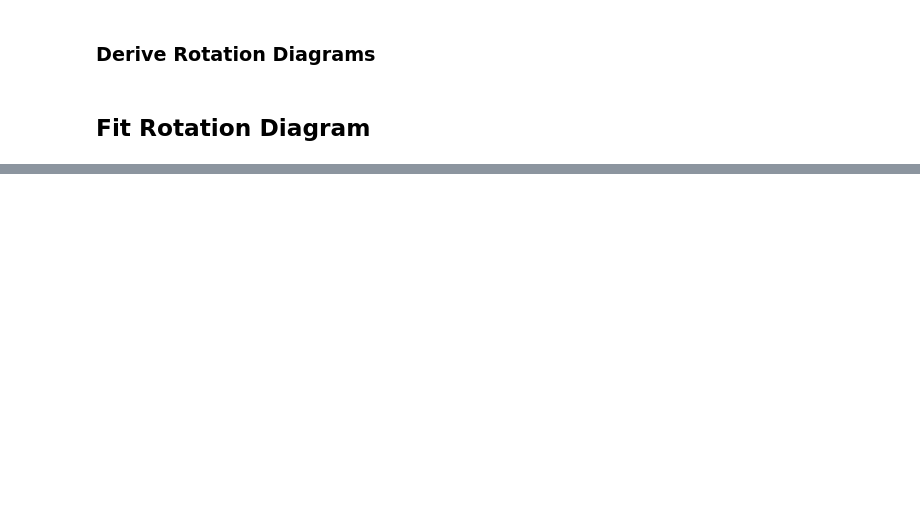
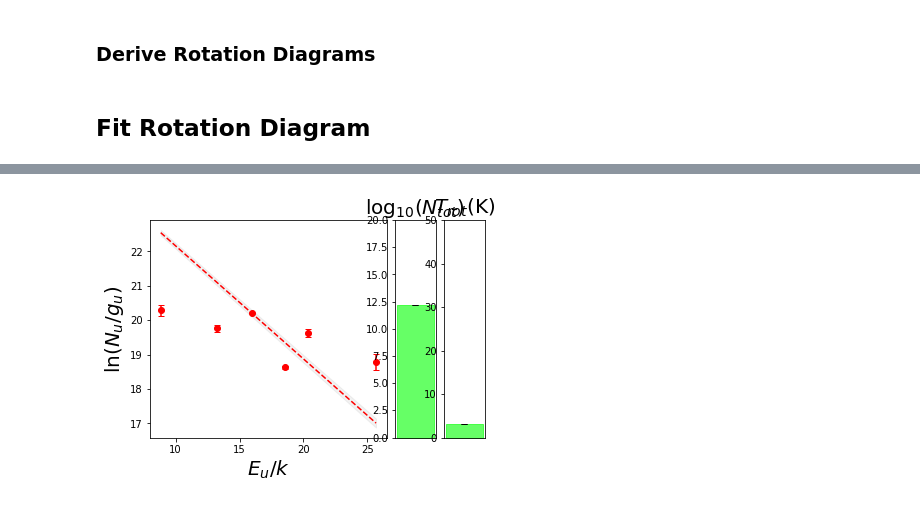
Before and after one commit to munozcar/MCCOY, a Jupyter notebook: QASSIS.ipynb, the cells around one changed output, grey strips where cells are left out. Cells and saved outputs as stored; diff of their text form; code cells hidden in the pictures; blank space fills up the shorter version.

```diff
--- a/QASSIS.ipynb
+++ b/QASSIS.ipynb
@@ -415,0 +465,42 @@ plt.show()
+# %%
+lnNtot = lnNugu_0 + np.log(Q(T))
+lnNtot_err = np.sqrt((lnNugu_0_err)**2 + (Qerr/Q(T))**2)
+
+logNtot = np.log10(np.exp(lnNtot))
+logNtot_err = 0.434*(np.exp(lnNtot)*lnNtot_err/np.exp(lnNtot))
+
+rot_err = np.sqrt((lnNugu_0_err)**2 + (np.array(Eu_linspace)*T**(-2)*T_err)**2)
+# %%
+plt.subplot2grid((1,7), (0,0), colspan=5)
+
+plt.errorbar(emission_line_eup, lnnugu, yerr=lnnugu_err, fmt="o", capsize=3, color="red")
+
+plt.plot(Eu_linspace, rotdiag_model(Eu_linspace, T, lnNugu_0), color="red", linestyle="--")
+
+plt.ylabel("$\ln(N_u/g_u)$", fontsize=20)
+plt.xlabel("$E_u/k$", fontsize=20)
+
+
+plt.fill_between(x=Eu_linspace, y1=rotdiag_model(Eu_linspace, T, lnNugu_0)-rot_err, y2=rotdiag_model(Eu_linspace, T, lnNugu_0)+rot_err, alpha=0.1, color="gray")
+
+plt.subplot2grid((1,7), (0,5), colspan=1)
+plt.errorbar([0], [logNtot], yerr=logNtot_err , c="black", capsize=3)
+
+plt.fill_between(x=[-1,1],y1=0,y2=logNtot, color="lime", alpha=0.6)
+plt.title("$\log_{10}(N_{tot})$", fontsize=20)
+
+plt.xticks([])
+plt.ylim([0,20])
+
+plt.subplot2grid((1,7), (0,6), colspan=1)
+plt.errorbar([0], [T], yerr=T_err , c="black", capsize=3)
+
+plt.fill_between(x=[-1,1],y1=0,y2=T, color="lime", alpha=0.6)
+plt.title("$T_{rot}$(K)", fontsize=20)
+
+plt.xticks([])
+plt.ylim([0,50])
+
+plt.show()
+# %% [output]
+[figure, added]
```
Also changed, not shown: parts of 8 cells of this notebook.
